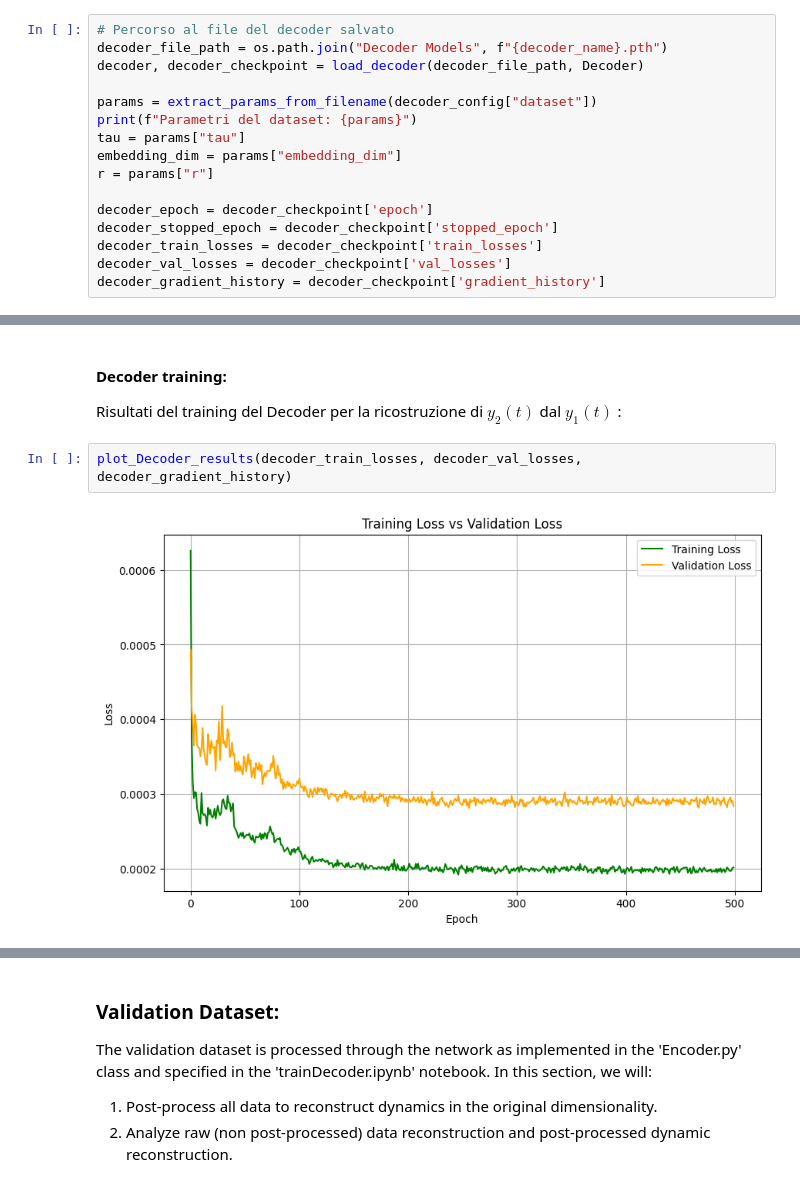
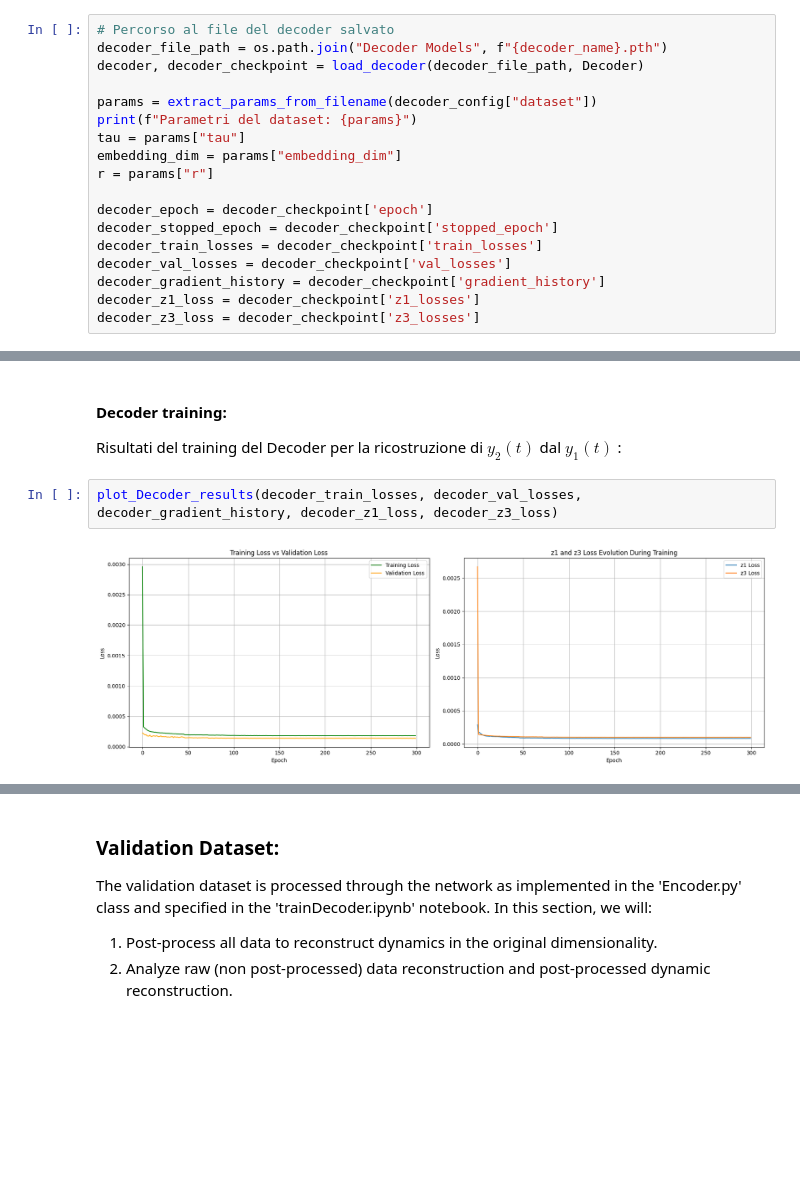
Before and after one commit to FedericoSbarbati/Lorenz-Toy, a Jupyter notebook: valDecoder.ipynb, the cells around one changed output, grey strips where cells are left out. Saved outputs shown, nothing was run; the diff lists cells and outputs as text; blank space fills up the shorter version.

```diff
--- a/valDecoder.ipynb
+++ b/valDecoder.ipynb
@@ -68,6 +61,8 @@ decoder_stopped_epoch = decoder_checkpoint['stopped_epoch']
 decoder_train_losses = decoder_checkpoint['train_losses']
 decoder_val_losses = decoder_checkpoint['val_losses']
 decoder_gradient_history = decoder_checkpoint['gradient_history']
+decoder_z1_loss = decoder_checkpoint['z1_losses']
+decoder_z3_loss = decoder_checkpoint['z3_losses']
 # %% [output]
 Decoder and training info loaded from Decoder Models/Model_1.pth
 Parametri del dataset: {'tau': 3, 'embedding_dim': 100, 'r': 20, 'alpha': 0.0, 'beta': 0.0}
@@ -162,6 +148,6 @@ plot_results(encoder_train_losses, encoder_val_losses, recon_losses, kld_losses,
 #### Decoder training:
 Risultati del training del Decoder per la ricostruzione di $y_2(t)$ dal $y_1(t)$ :
 # %%
-plot_Decoder_results(decoder_train_losses, decoder_val_losses, decoder_gradient_history)
+plot_Decoder_results(decoder_train_losses, decoder_val_losses, decoder_gradient_history, decoder_z1_loss, decoder_z3_loss)
 # %% [output]
-[figure, old version]
+[figure, new version]
```
Also changed, not shown: parts of 16 cells of this notebook, 19 other files.
